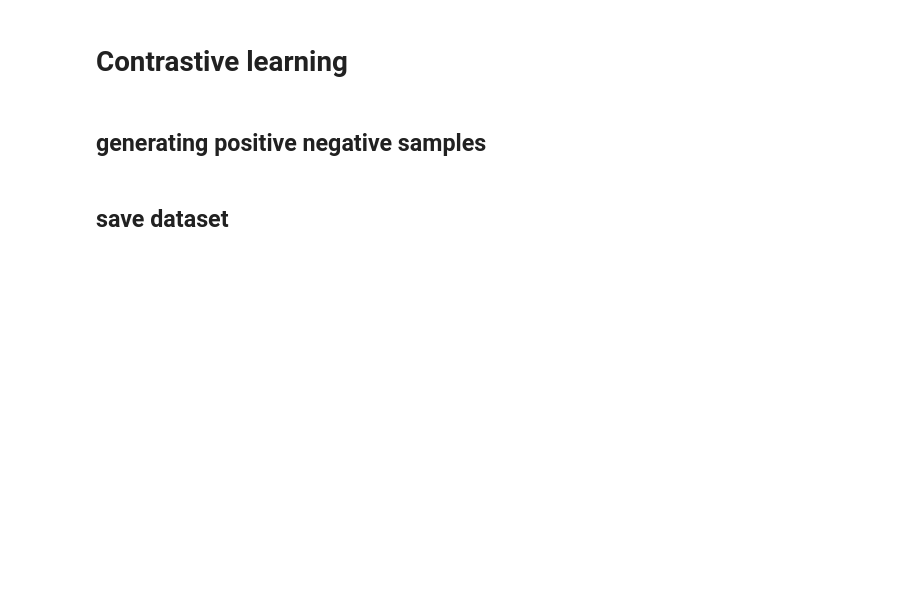
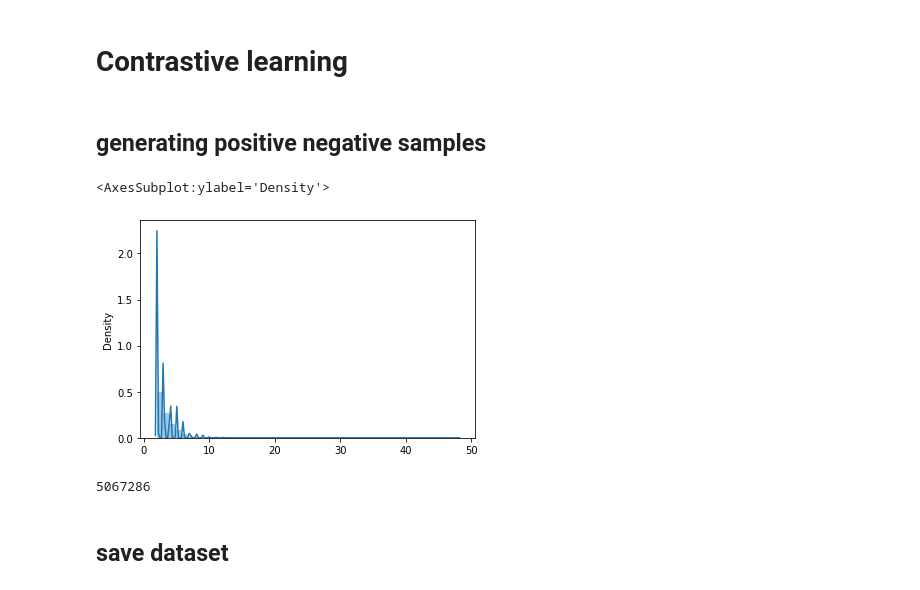
Before and after one commit to navidmdn/identity_embedding, a Jupyter notebook: pi2v.ipynb, the cells around one changed output. Drawn from its saved outputs; the diff is of its cells as text; code cells hidden in the pictures; blank space fills up the shorter version.

```diff
--- a/pi2v.ipynb
+++ b/pi2v.ipynb
@@ -198,10 +214,12 @@ print(len(train), len(test))
 # %%
 import pickle
 
-with open('./data/wiki_test_bios.pkl', 'wb') as f:
+dataset = 'twitter'
+
+with open(f'./data/{dataset}_test_bios.pkl', 'wb') as f:
     pickle.dump(test, f)
 
-with open('./data/wiki_train_bios.pkl', 'wb') as f:
+with open(f'./data/{dataset}_train_bios.pkl', 'wb') as f:
     pickle.dump(train, f)
 # %% [markdown]
 # Cleaning data
@@ -210,7 +228,8 @@ with open('./data/wiki_train_bios.pkl', 'wb') as f:
 # %%
 import pickle
 
-with open('./data/wiki_train_bios.pkl', 'rb') as f:
+dataset = 'twitter'
+with open(f'./data/{dataset}_train_bios.pkl', 'rb') as f:
     bios = pickle.load(f)
 # %%
 # build a vocabulary of phrases
@@ -265,0 +312,7 @@ print(len(cleaned_bios), len(bios))
+# %%
+import pickle
+
+with open('/user/smadani/navid/data/bios2020.pkl', 'rb') as f:
+    bios = pickle.load(f)
+
+bios[100:150]
@@ -265,0 +339,17 @@ print(len(cleaned_bios), len(bios))
+# %%
+from tqdm import tqdm
+import re
+
+## remove url and email addresses + social media links
+cleaned_bios = []
+
+for description in tqdm(bios):
+    d = re.sub(r'\w+@\w+\.\w+', '', description.lower()).strip()
+    d = re.sub(r'(on )?(snapchat|snap|ig|insta|instagram|email|phone): +[A-Za-z0-9_@.-]+', " ", d).strip()
+    d = re.sub(r'http\S+', '', d).strip()
+    d = d.replace("&emsp;", "").replace("&nbsp;", "")
+    d = re.sub(r"\s+", " ", d).strip()
+    if len(d) > 5:
+        cleaned_bios.append(d)
+
+len(cleaned_bios), cleaned_bios[:10]
@@ -270,7 +370,10 @@ print(len(cleaned_bios), len(bios))
 # %%
 import seaborn as sns
 
-sns.distplot([len(b) for b in bios])
+sns.distplot([len(b) for b in cleaned_bios])
+# %% [output]
+<AxesSubplot:ylabel='Density'>
+[figure, added]
 # %%
 from random import randint
 import numpy as np
@@ -302,6 +405,8 @@ def generate_triplets(bios, k=3):
 triplets = generate_triplets(cleaned_bios, k=3)
 # %%
 print(len(triplets))
+# %% [output]
+5067286
 # %% [markdown]
 ## save dataset
 # %%
```
Also changed, not shown: parts of 64 cells of this notebook, 1 other file.
